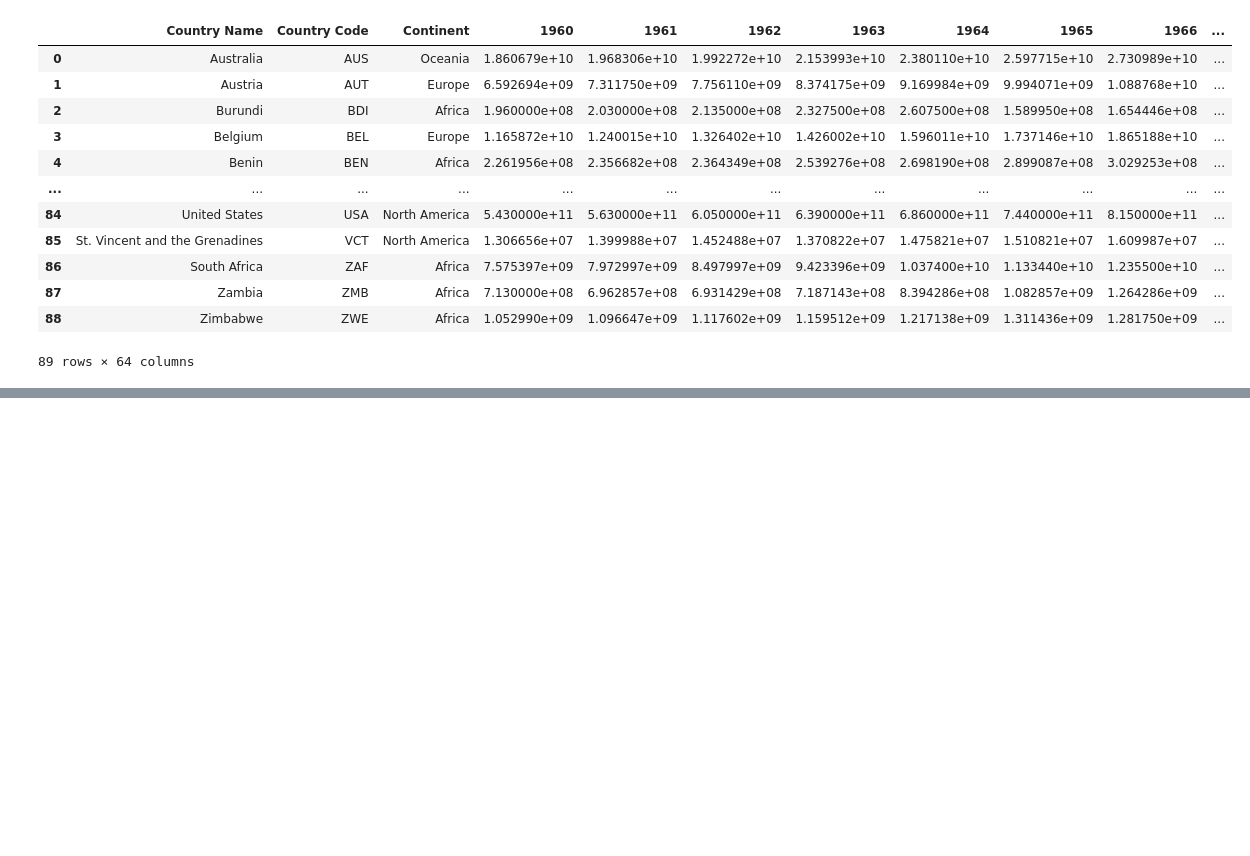
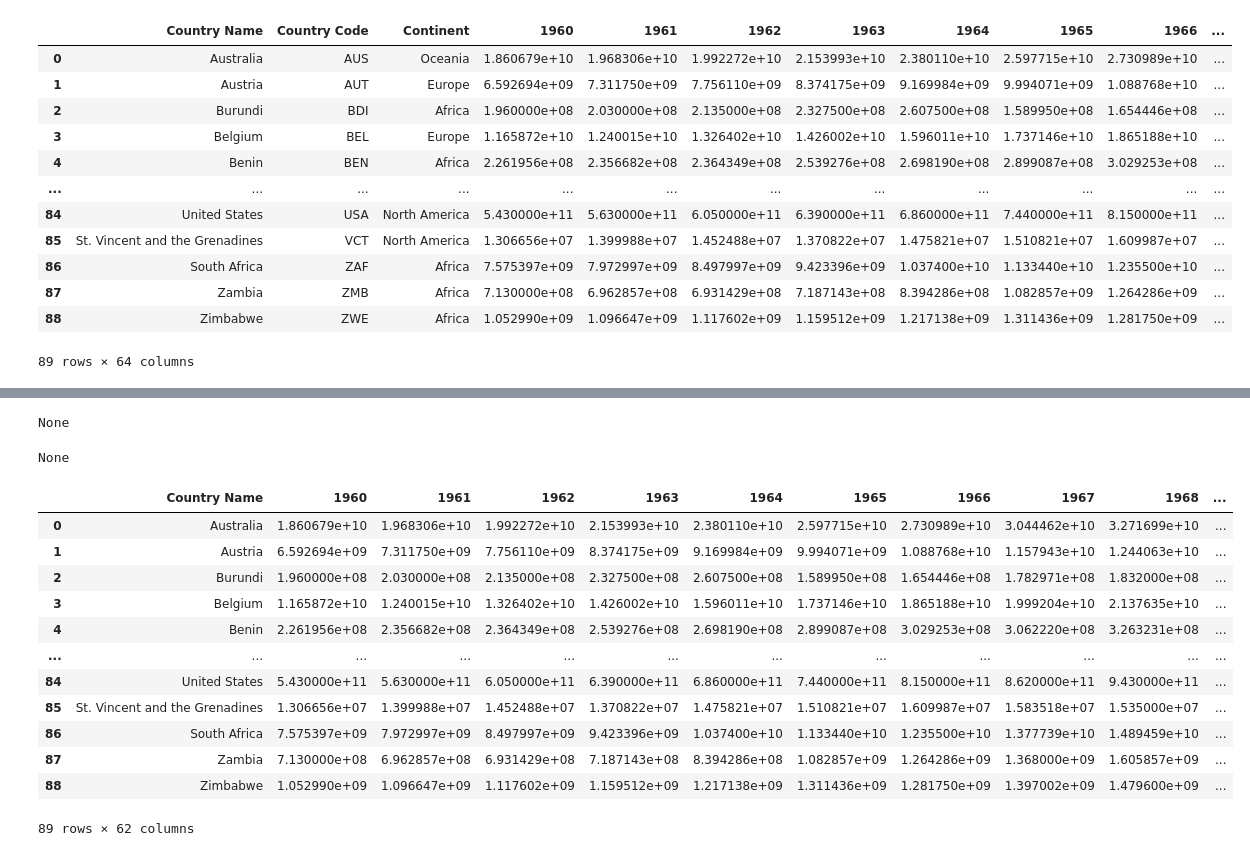
Before and after one commit to Elnaz-Talebi/Fluctuating-GDP-Visualization, a Jupyter notebook: Final Project_Part 1.ipynb, the cells around one changed output, grey strips where cells are left out. Drawn from its saved outputs; the diff is of its cells as text; code cells hidden in the pictures; blank space fills up the shorter version.

Commit message:
Add GDP before Covid

```diff
--- a/Final Project_Part 1.ipynb
+++ b/Final Project_Part 1.ipynb
@@ -50,0 +387,4 @@ gdp
+# %%
+gdp1 = GDP_original.copy()
+GDP_covid = pd.read_csv("gdp_world_covid_2020_new.csv")
+gdp_covid_copy = GDP_covid.copy()
@@ -50,0 +407,26 @@ gdp
+# %%
+simple_gdp = gdp1.drop('Continent', inplace=True, axis=1)
+print(simple_gdp)
+# %% [output]
+None
+# %%
+simple_gdp = gdp1.drop('Country Code', inplace=True, axis=1)
+display(simple_gdp)
+# %% [output]
+None
+# %%
+gdp1
+# %% [output]
+|  | Country Name | 1960 | 1961 | 1962 | 1963 | 1964 | 1965 | 1966 | 1967 | 1968 | ... |
+| 0 | Australia | 1.860679e+10 | 1.968306e+10 | 1.992272e+10 | 2.153993e+10 | 2.380110e+10 | 2.597715e+10 | 2.730989e+10 | 3.044462e+10 | 3.271699e+10 | ... |
+| 1 | Austria | 6.592694e+09 | 7.311750e+09 | 7.756110e+09 | 8.374175e+09 | 9.169984e+09 | 9.994071e+09 | 1.088768e+10 | 1.157943e+10 | 1.244063e+10 | ... |
+| 2 | Burundi | 1.960000e+08 | 2.030000e+08 | 2.135000e+08 | 2.327500e+08 | 2.607500e+08 | 1.589950e+08 | 1.654446e+08 | 1.782971e+08 | 1.832000e+08 | ... |
+| 3 | Belgium | 1.165872e+10 | 1.240015e+10 | 1.326402e+10 | 1.426002e+10 | 1.596011e+10 | 1.737146e+10 | 1.865188e+10 | 1.999204e+10 | 2.137635e+10 | ... |
+| 4 | Benin | 2.261956e+08 | 2.356682e+08 | 2.364349e+08 | 2.539276e+08 | 2.698190e+08 | 2.899087e+08 | 3.029253e+08 | 3.062220e+08 | 3.263231e+08 | ... |
+| ... | ... | ... | ... | ... | ... | ... | ... | ... | ... | ... | ... |
+| 84 | United States | 5.430000e+11 | 5.630000e+11 | 6.050000e+11 | 6.390000e+11 | 6.860000e+11 | 7.440000e+11 | 8.150000e+11 | 8.620000e+11 | 9.430000e+11 | ... |
+| 85 | St. Vincent and the Grenadines | 1.306656e+07 | 1.399988e+07 | 1.452488e+07 | 1.370822e+07 | 1.475821e+07 | 1.510821e+07 | 1.609987e+07 | 1.583518e+07 | 1.535000e+07 | ... |
+| 86 | South Africa | 7.575397e+09 | 7.972997e+09 | 8.497997e+09 | 9.423396e+09 | 1.037400e+10 | 1.133440e+10 | 1.235500e+10 | 1.377739e+10 | 1.489459e+10 | ... |
+| 87 | Zambia | 7.130000e+08 | 6.962857e+08 | 6.931429e+08 | 7.187143e+08 | 8.394286e+08 | 1.082857e+09 | 1.264286e+09 | 1.368000e+09 | 1.605857e+09 | ... |
+| 88 | Zimbabwe | 1.052990e+09 | 1.096647e+09 | 1.117602e+09 | 1.159512e+09 | 1.217138e+09 | 1.311436e+09 | 1.281750e+09 | 1.397002e+09 | 1.479600e+09 | ... |
+89 rows × 62 columns
```
Also changed, not shown: parts of 47 cells of this notebook.
